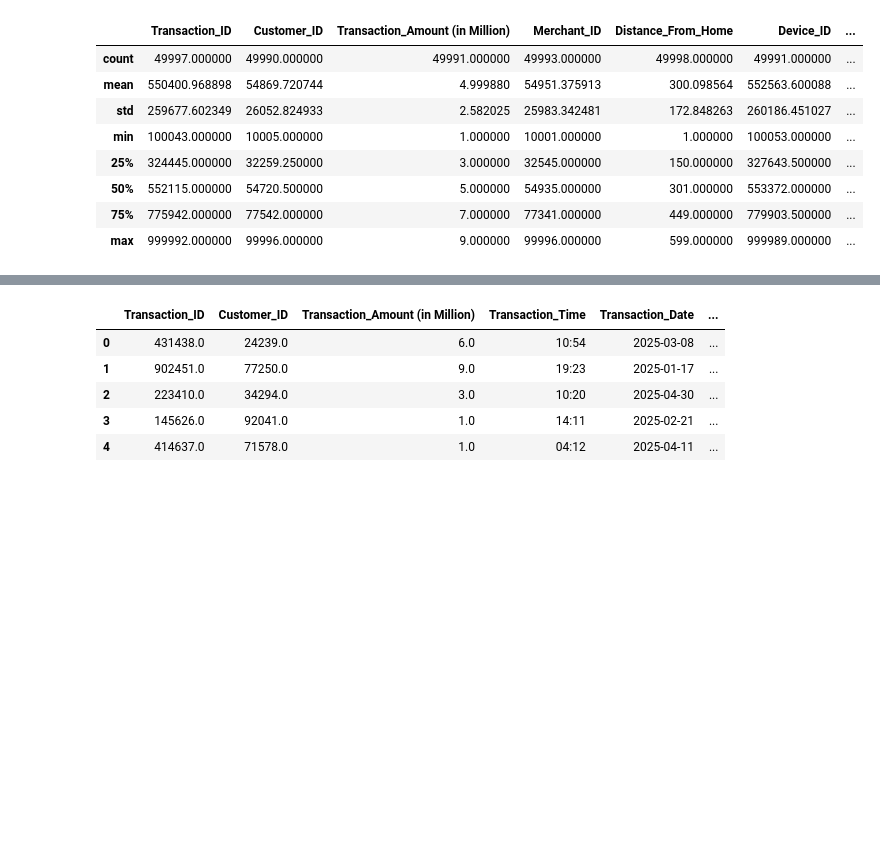
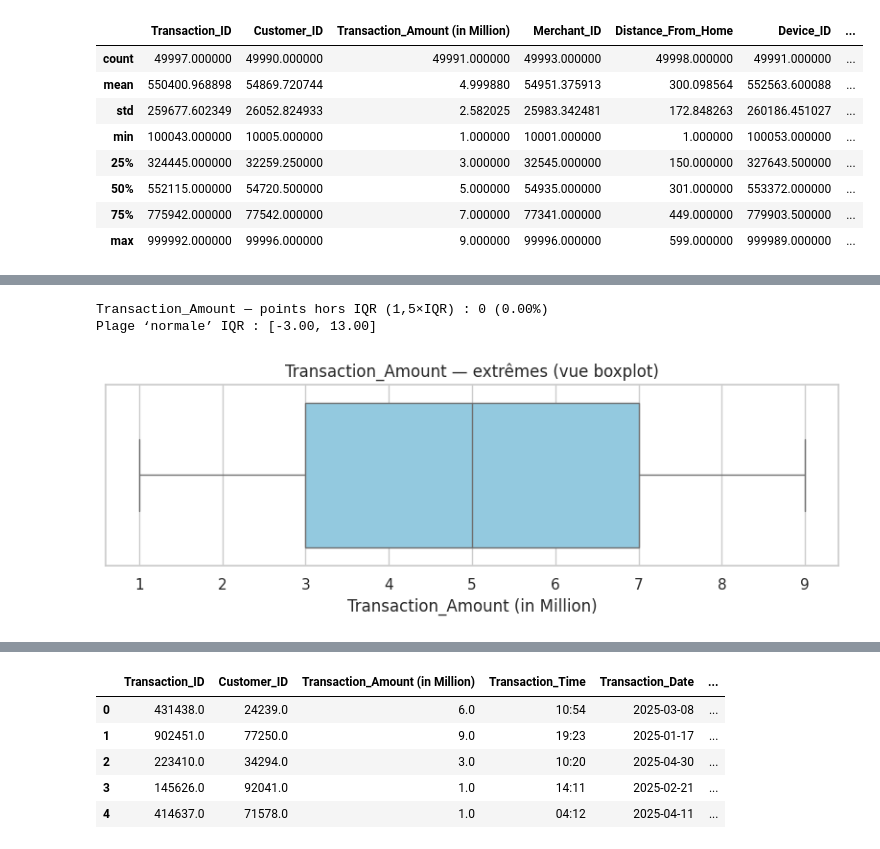
Before and after one commit to Djerade/bank-fraud-detection, a Jupyter notebook: notebooks/exploration.ipynb, the cells around one changed output, grey strips where cells are left out. Cells and saved outputs as stored; diff of their text form; code cells hidden in the pictures; blank space fills up the shorter version.

```diff
--- a/notebooks/exploration.ipynb
+++ b/notebooks/exploration.ipynb
@@ -99,0 +292,21 @@ dtype: int64
+# %%
+# Détection d’outliers sur le montant : règle des moustaches (1,5 × IQR) + boxplot horizontal.
+amt = df["Transaction_Amount (in Million)"].dropna()
+q1, q3 = amt.quantile([0.25, 0.75])
+iqr = q3 - q1
+low, high = q1 - 1.5 * iqr, q3 + 1.5 * iqr
+mask_out = (amt < low) | (amt > high)
+print(
+    f"Transaction_Amount — points hors IQR (1,5×IQR) : {mask_out.sum():,} ({100 * mask_out.mean():.2f}%)"
+)
+print(f"Plage ‘normale’ IQR : [{low:.2f}, {high:.2f}]")
+
+fig, ax = plt.subplots(figsize=(8, 3))
+sns.boxplot(x=amt, ax=ax, color="skyblue")
+ax.set_title("Transaction_Amount — extrêmes (vue boxplot)")
+plt.tight_layout()
+plt.show()
+# %% [output]
+Transaction_Amount — points hors IQR (1,5×IQR) : 0 (0.00%)
+Plage ‘normale’ IQR : [-3.00, 13.00]
+[figure, added]
```
Also changed, not shown: parts of 30 cells of this notebook, 10 other files.
